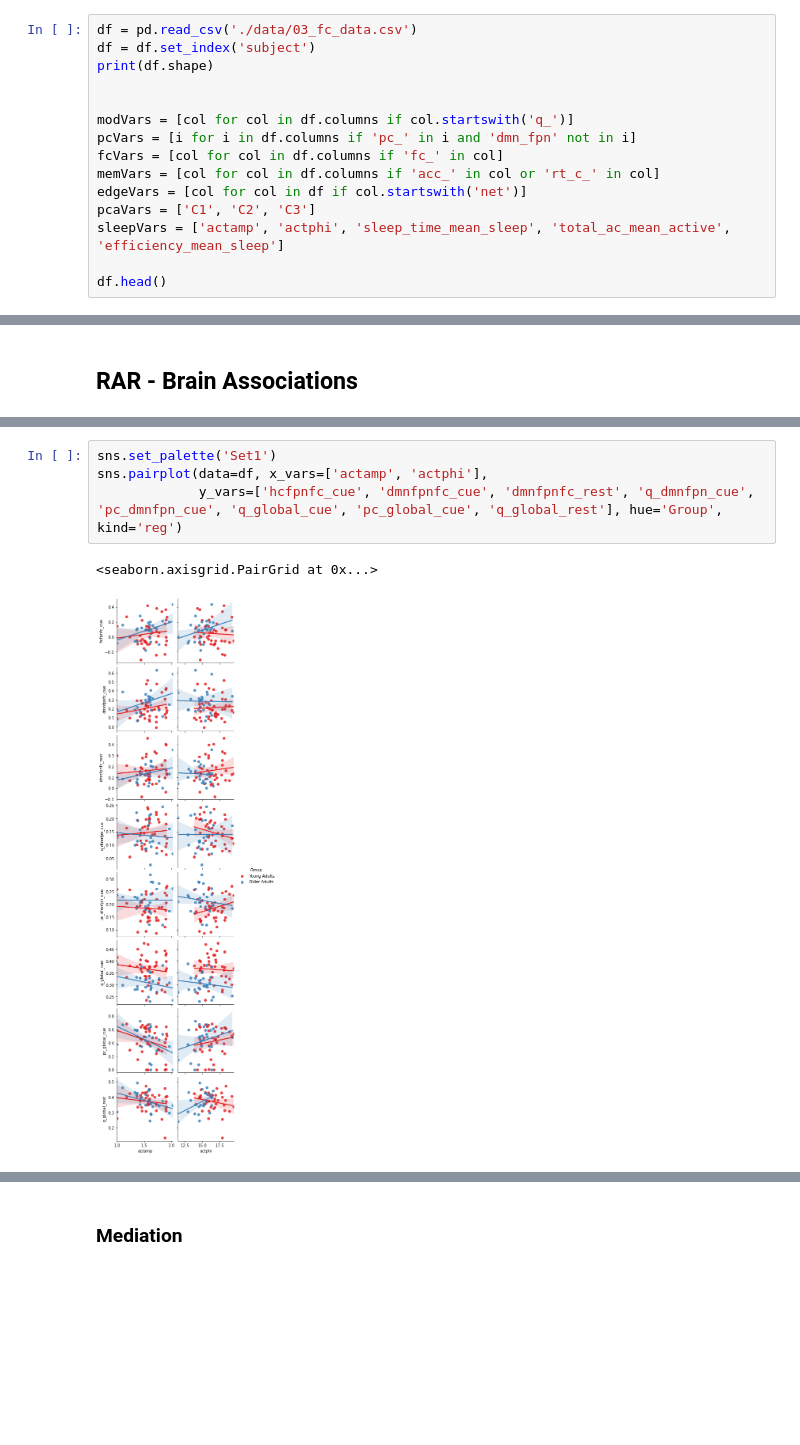
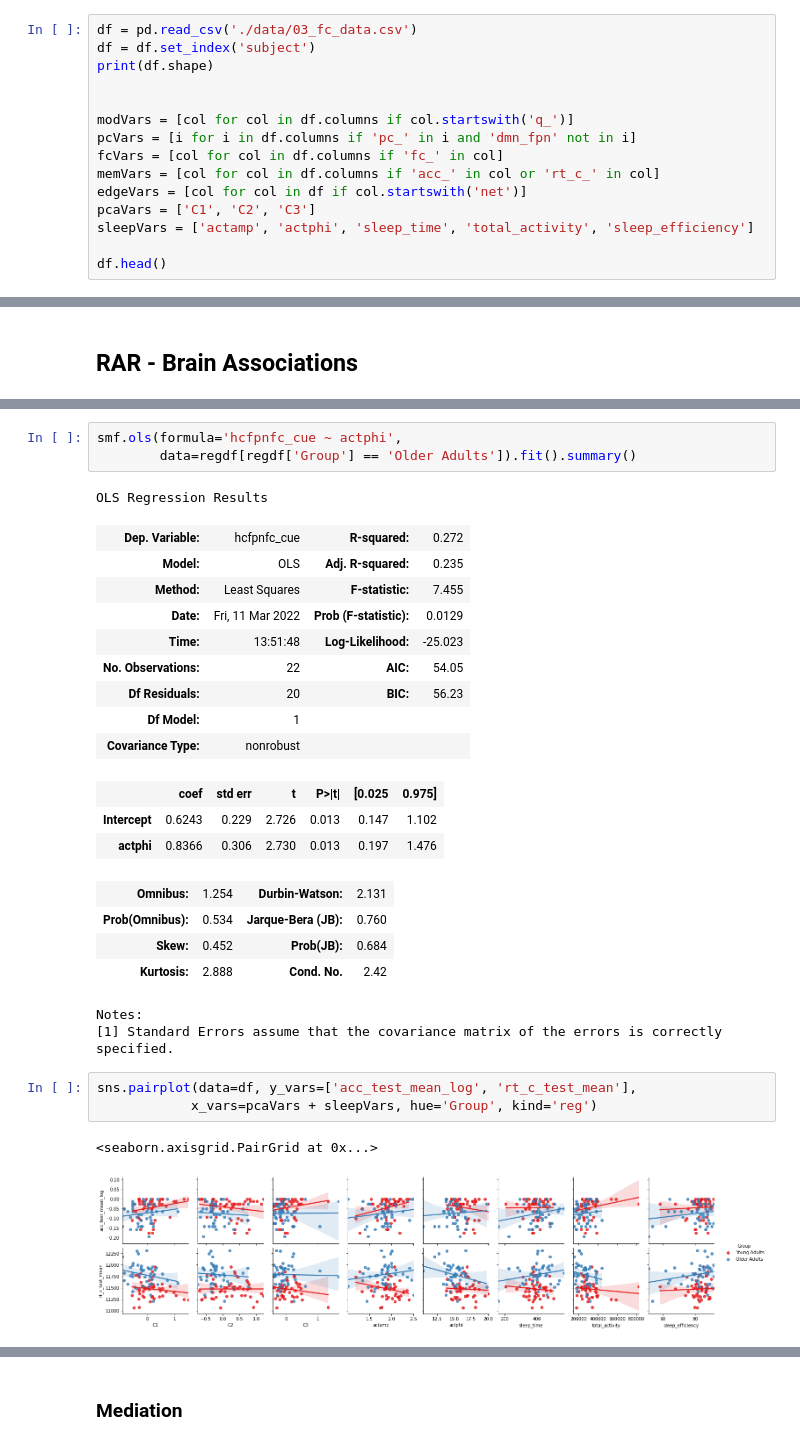
Before and after one commit to mcmahonmc/dissertation, a Jupyter notebook: Statistics.ipynb, the cells around one changed output, grey strips where cells are left out. Cells and saved outputs as stored; diff of their text form; blank space fills up the shorter version.

Commit message:
final plots

```diff
--- a/Statistics.ipynb
+++ b/Statistics.ipynb
@@ -38,7 +38,7 @@ fcVars = [col for col in df.columns if 'fc_' in col]
 memVars = [col for col in df.columns if 'acc_' in col or 'rt_c_' in col]
 edgeVars = [col for col in df if col.startswith('net')]
 pcaVars = ['C1', 'C2', 'C3']
-sleepVars = ['actamp', 'actphi', 'sleep_time_mean_sleep', 'total_ac_mean_active', 'efficiency_mean_sleep']
+sleepVars = ['actamp', 'actphi', 'sleep_time', 'total_activity', 'sleep_efficiency']
 
 df.head()
 # %% [output]
@@ -1616,8 +1772,30 @@ df[['acc_test_mean', 'rt_c_test_mean'] + fcVars].corr()
+# %%
+smf.ols(formula='hcfpnfc_cue ~ actphi',
+        data=regdf[regdf['Group'] == 'Older Adults']).fit().summary()
+# %% [output]
+OLS Regression Results
+| Dep. Variable: | hcfpnfc_cue | R-squared: | 0.272 |
+| Model: | OLS | Adj. R-squared: | 0.235 |
+| Method: | Least Squares | F-statistic: | 7.455 |
+| Date: | Fri, 11 Mar 2022 | Prob (F-statistic): | 0.0129 |
+| Time: | 13:51:48 | Log-Likelihood: | -25.023 |
+| No. Observations: | 22 | AIC: | 54.05 |
+| Df Residuals: | 20 | BIC: | 56.23 |
+| Df Model: | 1 |  |  |
+| Covariance Type: | nonrobust |  |  |
+|  | coef | std err | t | P>|t| | [0.025 | 0.975] |
+| Intercept | 0.6243 | 0.229 | 2.726 | 0.013 | 0.147 | 1.102 |
+| actphi | 0.8366 | 0.306 | 2.730 | 0.013 | 0.197 | 1.476 |
+| Omnibus: | 1.254 | Durbin-Watson: | 2.131 |
+| Prob(Omnibus): | 0.534 | Jarque-Bera (JB): | 0.760 |
+| Skew: | 0.452 | Prob(JB): | 0.684 |
+| Kurtosis: | 2.888 | Cond. No. | 2.42 |
+Notes:
+[1] Standard Errors assume that the covariance matrix of the errors is correctly specified.
 # %%
-sns.set_palette('Set1')
-sns.pairplot(data=df, x_vars=['actamp', 'actphi'],
-             y_vars=['hcfpnfc_cue', 'dmnfpnfc_cue', 'dmnfpnfc_rest', 'q_dmnfpn_cue', 'pc_dmnfpn_cue', 'q_global_cue', 'pc_global_cue', 'q_global_rest'], hue='Group', kind='reg')
+sns.pairplot(data=df, y_vars=['acc_test_mean_log', 'rt_c_test_mean'],
+            x_vars=pcaVars + sleepVars, hue='Group', kind='reg')
 # %% [output]
 <seaborn.axisgrid.PairGrid at 0x...>
-[figure, old version]
+[figure, new version]
 # %%
```
Also changed, not shown: parts of 116 cells of this notebook, 24 other files.
